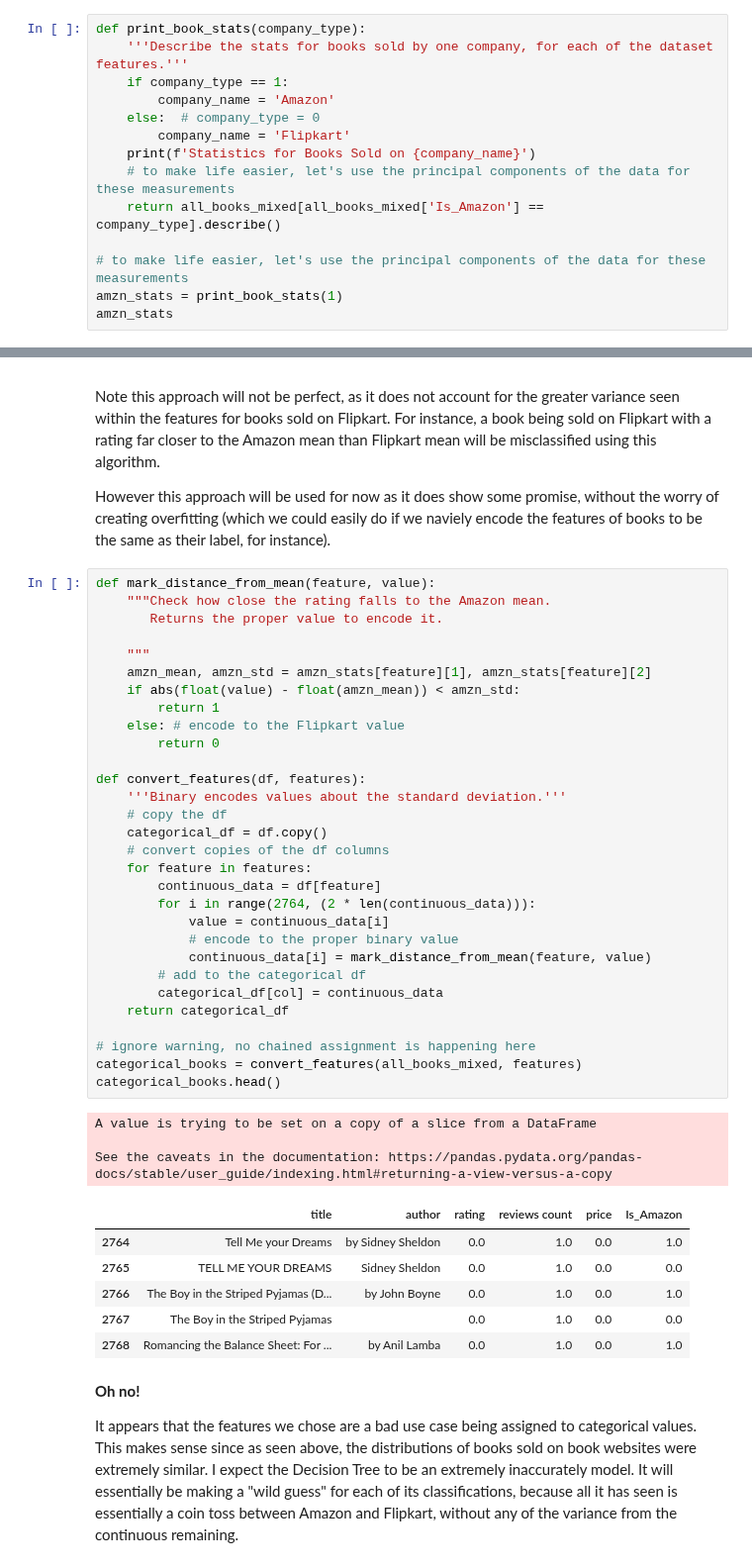
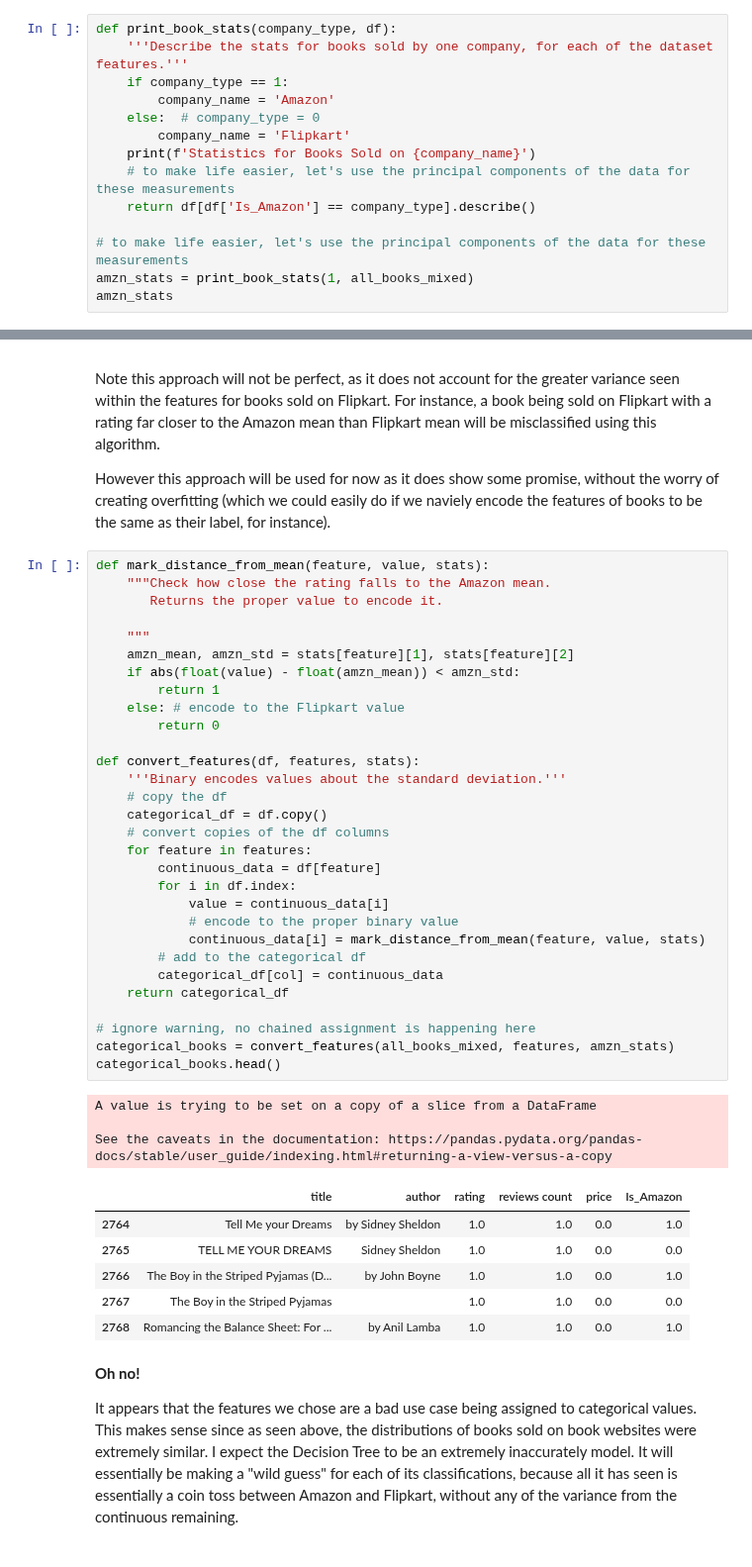
Before and after one commit to UPstartDeveloper/bookstore-classifier, a Jupyter notebook: classifications.ipynb, the cells around one changed output, grey strips where cells are left out. Shown at 99% size. Drawn from its saved outputs; the diff is of its cells as text.

```diff
--- a/classifications.ipynb
+++ b/classifications.ipynb
@@ -1407,7 +1407,7 @@ From the visualizations created above, there are several qualitative assessments
 
 To support this claim, let's build a function to place all the features of the dataset side by side one another, and see how commonly used statistics differ between books of the two classes:
 # %%
-def print_book_stats(company_type):
+def print_book_stats(company_type, df):
     '''Describe the stats for books sold by one company, for each of the dataset features.'''
     if company_type == 1:
         company_name = 'Amazon'
@@ -1415,10 +1415,10 @@ def print_book_stats(company_type):
         company_name = 'Flipkart'
     print(f'Statistics for Books Sold on {company_name}')
     # to make life easier, let's use the principal components of the data for these measurements
-    return all_books_mixed[all_books_mixed['Is_Amazon'] == company_type].describe()
+    return df[df['Is_Amazon'] == company_type].describe()
 
 # to make life easier, let's use the principal components of the data for these measurements
-amzn_stats = print_book_stats(1)
+amzn_stats = print_book_stats(1, all_books_mixed)
 amzn_stats
 # %% [output]
 Statistics for Books Sold on Amazon
@@ -1454,45 +1454,45 @@ Note this approach will not be perfect, as it does not account for the greater v
 
 However this approach will be used for now as it does show some promise, without the worry of creating overfitting (which we could easily do if we naviely encode the features of books to be the same as their label, for instance).
 # %%
-def mark_distance_from_mean(feature, value):
+def mark_distance_from_mean(feature, value, stats):
     """Check how close the rating falls to the Amazon mean.
        Returns the proper value to encode it.
 
     """
-    amzn_mean, amzn_std = amzn_stats[feature][1], amzn_stats[feature][2]
+    amzn_mean, amzn_std = stats[feature][1], stats[feature][2]
     if abs(float(value) - float(amzn_mean)) < amzn_std:
         return 1
     else: # encode to the Flipkart value
         return 0
 
-def convert_features(df, features):
+def convert_features(df, features, stats):
     '''Binary encodes values about the standard deviation.'''
     # copy the df
     categorical_df = df.copy()
     # convert copies of the df columns
     for feature in features:
         continuous_data = df[feature]
-        for i in range(2764, (2 * len(continuous_data))):
+        for i in df.index:
             value = continuous_data[i]
             # encode to the proper binary value
-            continuous_data[i] = mark_distance_from_mean(feature, value)
+            continuous_data[i] = mark_distance_from_mean(feature, value, stats)
         # add to the categorical df
         categorical_df[col] = continuous_data
     return categorical_df
 
 # ignore warning, no chained assignment is happening here
-categorical_books = convert_features(all_books_mixed, features)
+categorical_books = convert_features(all_books_mixed, features, amzn_stats)
 categorical_books.head()
 # %% [output]
 A value is trying to be set on a copy of a slice from a DataFrame
 
 See the caveats in the documentation: https://pandas.pydata.org/pandas-docs/stable/user_guide/indexing.html#returning-a-view-versus-a-copy
 |  | title | author | rating | reviews count | price | Is_Amazon |
-| 2764 | Tell Me your Dreams | by Sidney Sheldon | 0.0 | 1.0 | 0.0 | 1.0 |
-| 2765 | TELL ME YOUR DREAMS | Sidney Sheldon | 0.0 | 1.0 | 0.0 | 0.0 |
-| 2766 | The Boy in the Striped Pyjamas (D... | by John Boyne | 0.0 | 1.0 | 0.0 | 1.0 |
-| 2767 | The Boy in the Striped Pyjamas |  | 0.0 | 1.0 | 0.0 | 0.0 |
-| 2768 | Romancing the Balance Sheet: For ... | by Anil Lamba | 0.0 | 1.0 | 0.0 | 1.0 |
+| 2764 | Tell Me your Dreams | by Sidney Sheldon | 1.0 | 1.0 | 0.0 | 1.0 |
+| 2765 | TELL ME YOUR DREAMS | Sidney Sheldon | 1.0 | 1.0 | 0.0 | 0.0 |
+| 2766 | The Boy in the Striped Pyjamas (D... | by John Boyne | 1.0 | 1.0 | 0.0 | 1.0 |
+| 2767 | The Boy in the Striped Pyjamas |  | 1.0 | 1.0 | 0.0 | 0.0 |
+| 2768 | Romancing the Balance Sheet: For ... | by Anil Lamba | 1.0 | 1.0 | 0.0 | 1.0 |
 # %% [markdown]
 **Oh no!**
 
```
Also changed, not shown: parts of 7 cells of this notebook.
